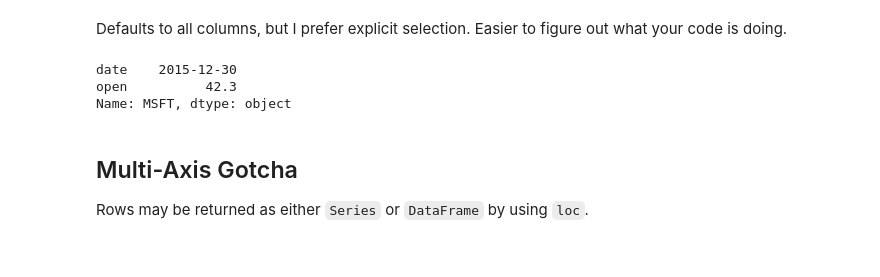
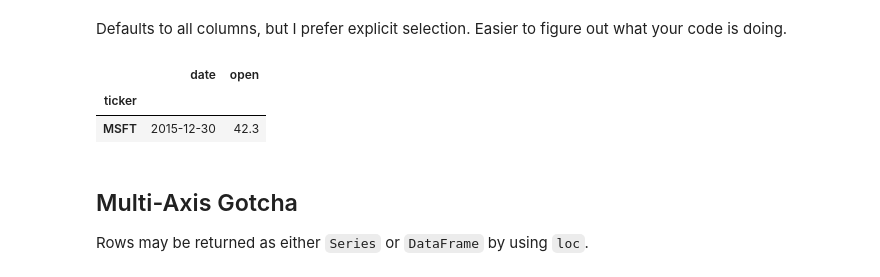
Before and after one commit to dgerlanc/programming-with-data, a Jupyter notebook: 02-intro-to-pandas-part-2-slides.ipynb, the cells around one changed output. Saved outputs shown, nothing was run; the diff lists cells and outputs as text; code cells hidden in the pictures.

```diff
--- a/02-intro-to-pandas-part-2-slides.ipynb
+++ b/02-intro-to-pandas-part-2-slides.ipynb
@@ -211,12 +215,12 @@ Name: MSFT, dtype: object
 Defaults to all columns, but I prefer explicit selection.
 Easier to figure out what your code is doing.
 # %%
-# Same, but explicitly require all columns
-df1.loc['MSFT', :]
+# explicitly require all columns and return a dataframe
+df1.loc[['MSFT'], :]
 # %% [output]
-date    2015-12-30
-open          42.3
-Name: MSFT, dtype: object
+|  | date | open |
+| ticker |  |  |
+| MSFT | 2015-12-30 | 42.3 |
 # %% [markdown]
 ## Multi-Axis Gotcha
 
```
Also changed, not shown: parts of 42 cells of this notebook.
